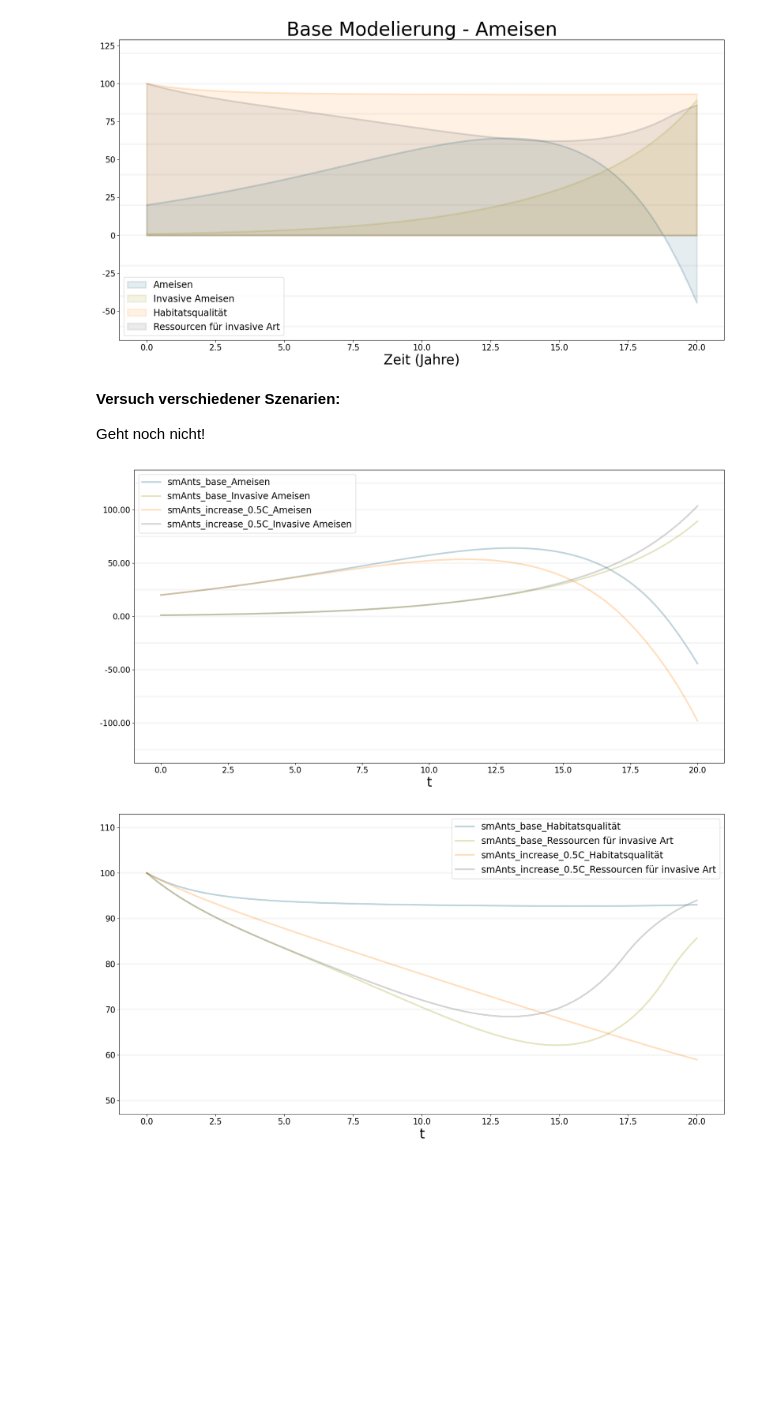
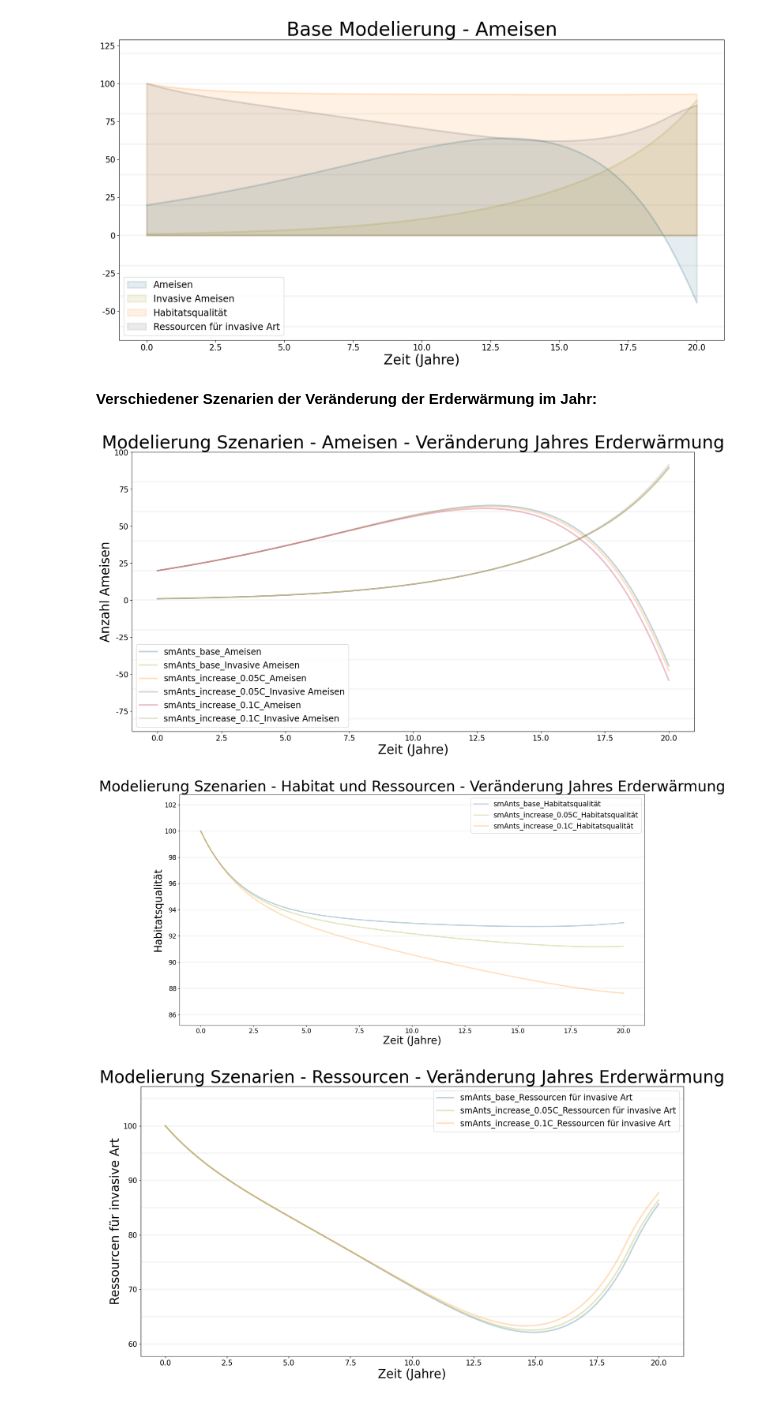
Before and after one commit to c4-hash/mss_ameisen, a Jupyter notebook: Ameisen_SD_BPTK.ipynb, the cells around one changed output. Saved outputs shown, nothing was run; the diff lists cells and outputs as text; code cells hidden in the pictures; blank space fills up the shorter version.

Commit message:
MC4 - Szenarien veränderung Erderwärmung um 0.05° und 0.1°

```diff
--- a/Ameisen_SD_BPTK.ipynb
+++ b/Ameisen_SD_BPTK.ipynb
@@ -113,9 +113,7 @@ bptk.plot_scenarios(
 # %% [output]
 [figure]
 # %% [markdown]
-**Versuch verschiedener Szenarien:**
-
-Geht noch nicht!
+**Verschiedener Szenarien der Veränderung der Erderwärmung im Jahr:**
 # %%
 scenario_manager = {
     "smAnts":{
@@ -145,20 +153,48 @@ bptk.register_scenarios(
-# %%
-bptk.plot_scenarios(
-    scenarios=["base", "increase_0.5C"],
-    scenario_managers="smAnts",
-    equations=["Ameisen", "Invasive Ameisen"],
-    series_names={},
-    kind="line"
-)
-# %% [output]
-[figure, removed]
 # %%
 bptk.plot_scenarios(
-    scenarios=["base", "increase_0.5C"],
+    scenarios=["base", "increase_0.05C", "increase_0.1C"],
     scenario_managers="smAnts",
-    equations=["Habitatsqualität", "Ressourcen für invasive Art"],
+    equations=["Ameisen", "Invasive Ameisen"],
     series_names={},
-    kind="line"
+    kind="line",
+    title="Modelierung Szenarien - Ameisen - Veränderung Jahres Erderwärmung",
+    x_label="Zeit (Jahre)",
+    y_label="Anzahl Ameisen"
 )
+
+bptk.plot_scenarios(
+    scenarios=["base", "increase_0.05C", "increase_0.1C"],
+    scenario_managers="smAnts",
+    equations=["Habitatsqualität"],
+    series_names={},
+    kind="line",
+    title="Modelierung Szenarien - Habitat und Ressourcen - Veränderung Jahres Erderwärmung",
+    x_label="Zeit (Jahre)",
+    y_label="Habitatsqualität"
+)
+
+bptk.plot_scenarios(
+    scenarios=["base", "increase_0.05C", "increase_0.1C"],
+    scenario_managers="smAnts",
+    equations=["Ressourcen für invasive Art"],
+    series_names={},
+    kind="line",
+    title="Modelierung Szenarien - Ressourcen - Veränderung Jahres Erderwärmung",
+    x_label="Zeit (Jahre)",
+    y_label="Ressourcen für invasive Art"
+)
+
+bptk.plot_scenarios(
+    scenarios=["base", "increase_0.05C", "increase_0.1C"],
+    scenario_managers="smAnts",
+    equations=["Erderwärmung"],
+    series_names={},
+    kind="line",
+    title="Modelierung Szenarien - Erderwärmung - Veränderung Jahres Erderwärmung",
+    x_label="Zeit (Jahre)",
+    y_label="Erderwärmung in C°"
+)
 # %% [output]
-[figure, old version]
+[figure, new version]
+[figure, added]
+[figure, added]
```
Also changed, not shown: parts of 4 cells of this notebook, 1 other file.
